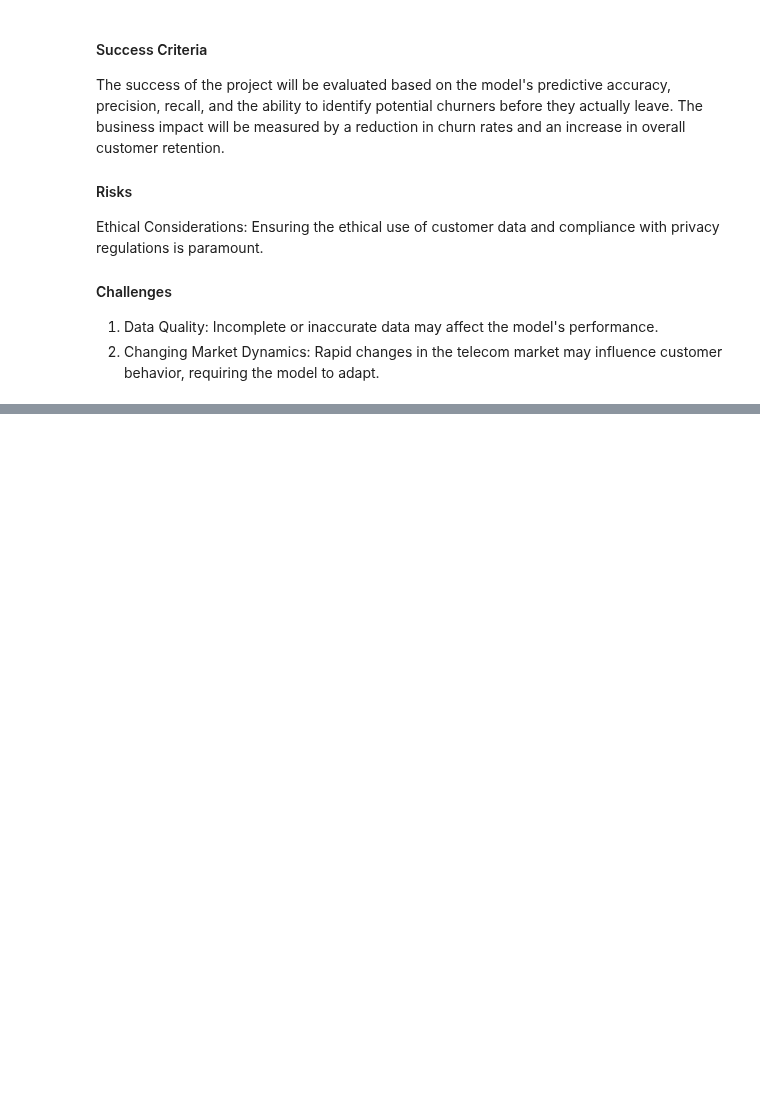
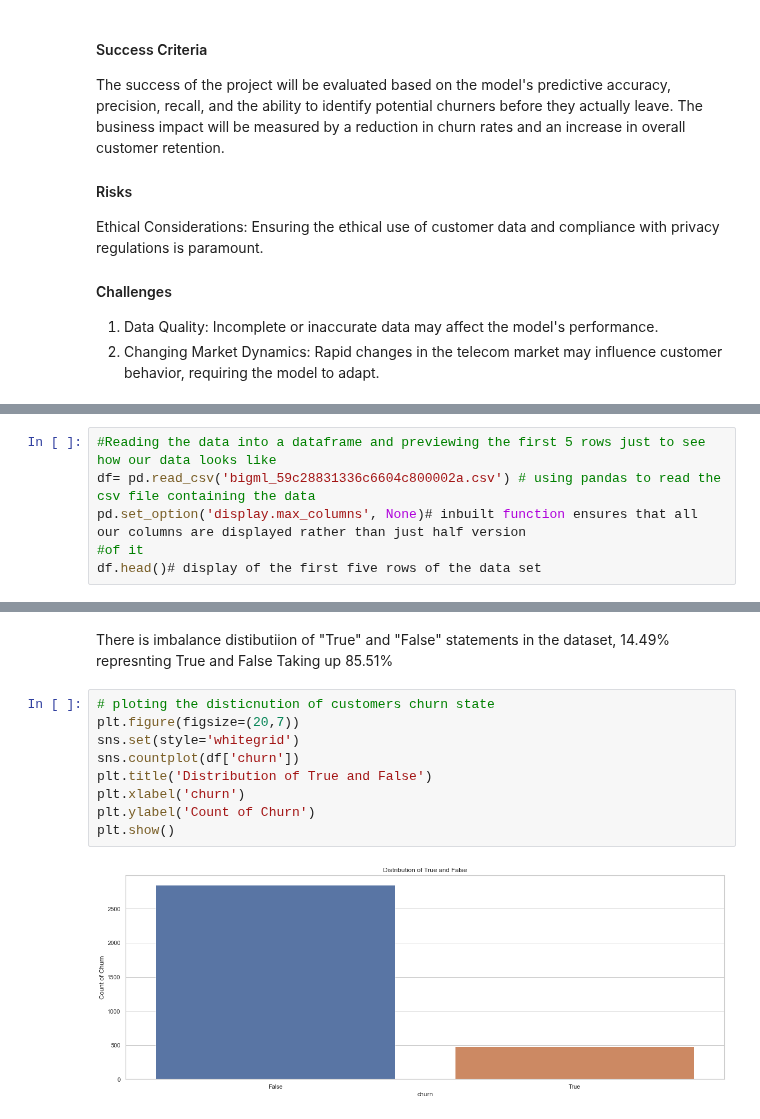
Before and after one commit to ThomasOkiwi/Phase-Three-Final-Project, a Jupyter notebook: index.ipynb, the cells around one changed output, grey strips where cells are left out. Saved outputs shown, nothing was run; the diff lists cells and outputs as text; blank space fills up the shorter version.

Commit message:
Data Understanding

```diff
--- a/index.ipynb
+++ b/index.ipynb
@@ -42,0 +72,6 @@ Ethical Considerations: Ensuring the ethical use of customer data and compliance
+# %%
+#Reading the data into a dataframe and previewing the first 5 rows just to see how our data looks like
+df= pd.read_csv('bigml_59c28831336c6604c800002a.csv') # using pandas to read the csv file containing the data
+pd.set_option('display.max_columns', None)# inbuilt function ensures that all our columns are displayed rather than just half version
+#of it
+df.head()# display of the first five rows of the data set
@@ -42,0 +180,13 @@ Ethical Considerations: Ensuring the ethical use of customer data and compliance
+# %% [markdown]
+There is imbalance distibutiion of "True" and "False" statements in the dataset, 14.49% represnting True and False Taking up 85.51%
+# %%
+# ploting the disticnution of customers churn state
+plt.figure(figsize=(20,7))
+sns.set(style='whitegrid')
+sns.countplot(df['churn'])
+plt.title('Distribution of True and False')
+plt.xlabel('churn')
+plt.ylabel('Count of Churn')
+plt.show()
+# %% [output]
+[figure, added]
```
Also changed, not shown: parts of 16 cells of this notebook.
